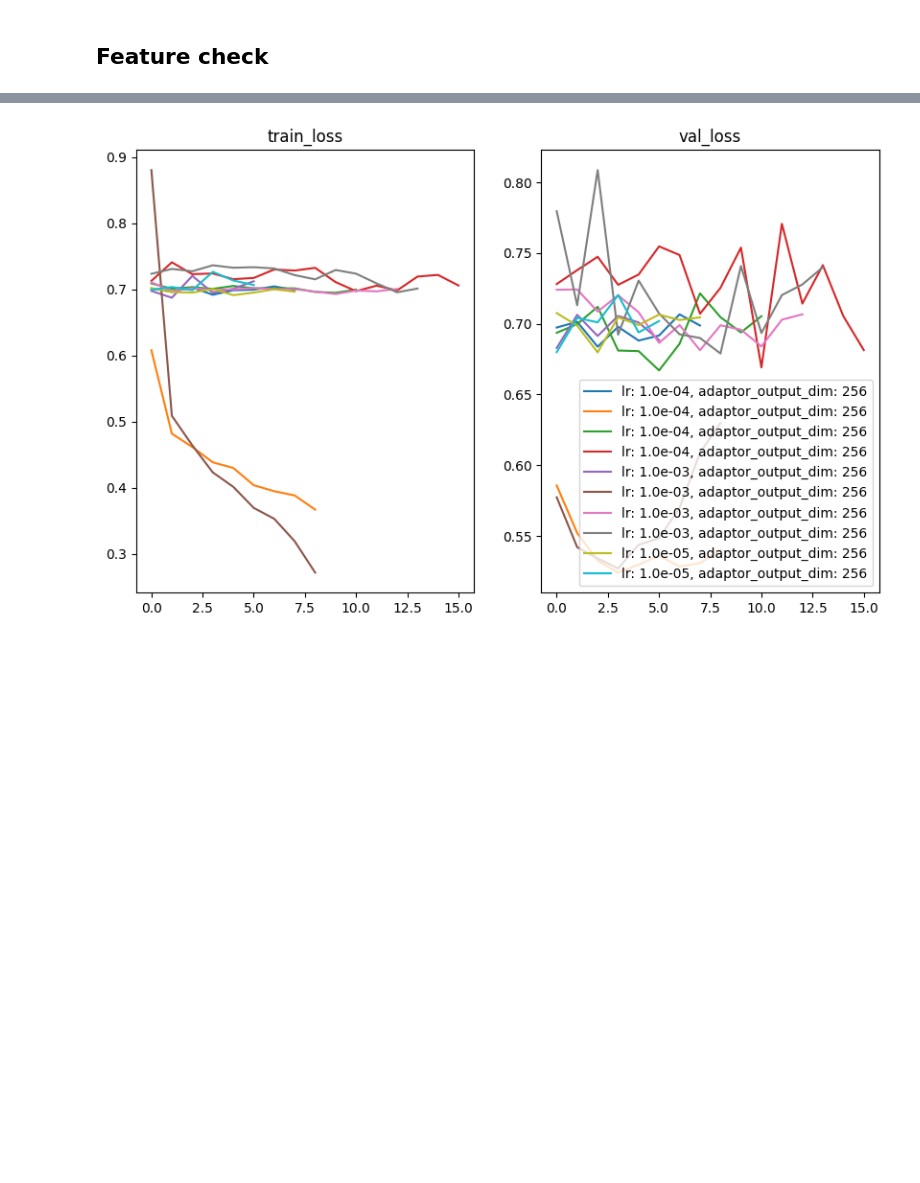
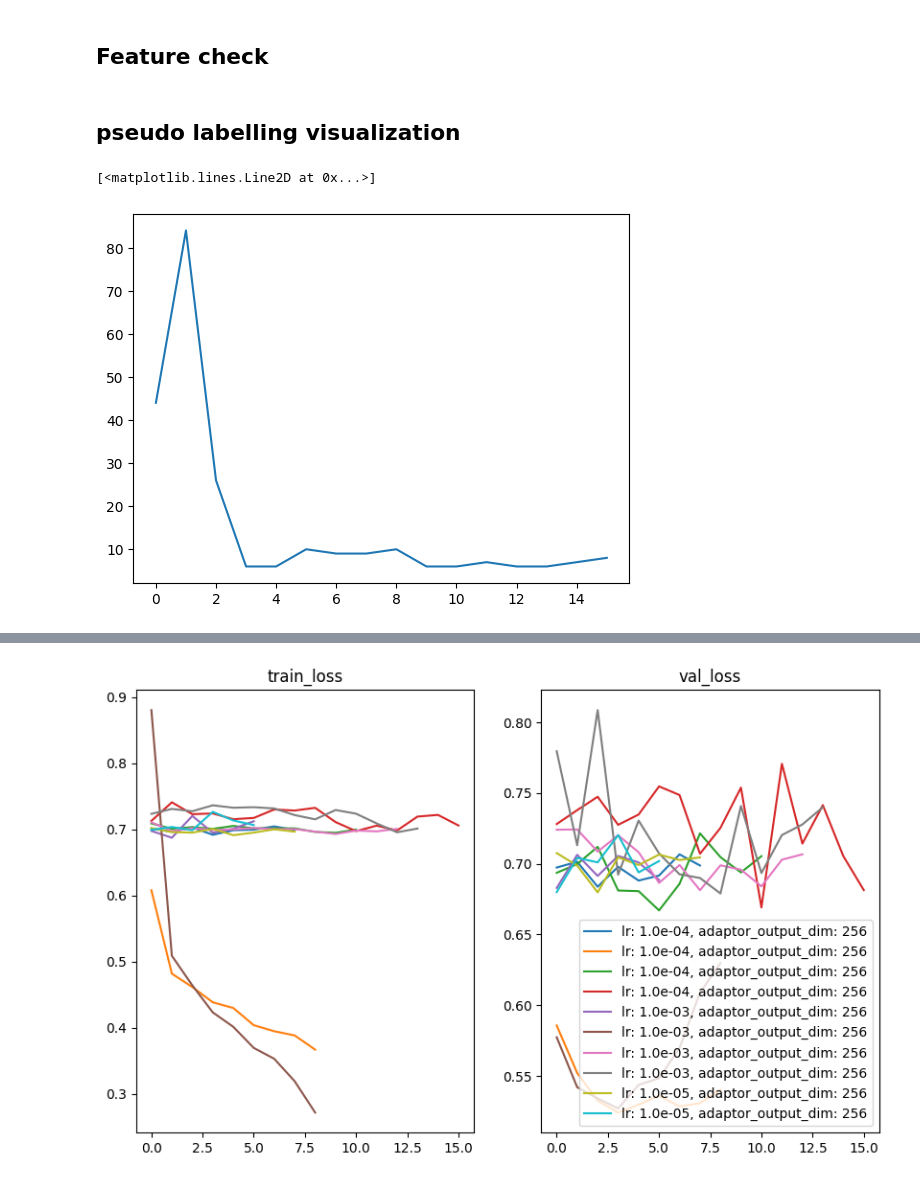
Before and after one commit to CeHouGIS/Safety_Perception_HK, a Jupyter notebook: safety_perception_model/single_model/feature_check.ipynb, the cells around one changed output, grey strips where cells are left out. Drawn from its saved outputs; the diff is of its cells as text; code cells hidden in the pictures; blank space fills up the shorter version.

```diff
--- a/safety_perception_model/single_model/feature_check.ipynb
+++ b/safety_perception_model/single_model/feature_check.ipynb
@@ -2,0 +10,2 @@
+# %% [markdown]
+## pseudo labelling visualization
@@ -2,0 +27,29 @@
+# %%
+# Visualize loss curve
+eval_path = "/data2/cehou/LLM_safety/LLM_models/safety_perception_model/multimodal/pseudo_label_20250104/"
+cfg = glob(f"{eval_path}/*/*/parameters.csv")
+# %%
+import re
+
+# Function to extract the round number from the file path
+def extract_round_number(file_path):
+    match = re.search(r'round_(\d+)', file_path)
+    return int(match.group(1)) if match else float('inf')
+
+# Sort the cfg list using the extracted round number
+cfg_sorted = sorted(cfg, key=extract_round_number)
+# %%
+epoch_count_list = []
+for i,c in enumerate(cfg_sorted):
+
+    df = pd.read_csv(c)
+    # epoch_count_list.append(df.shape[0])
+    if i == 0:
+        epoch_count_list.append(df.shape[0])
+    else:
+        epoch_count_list.append(df.shape[0]-sum(epoch_count_list))
+
+plt.plot(epoch_count_list)
+# %% [output]
+[<matplotlib.lines.Line2D at 0x...>]
+[figure, added]
```
Also changed, not shown: parts of 7 cells of this notebook, 3 other files.
